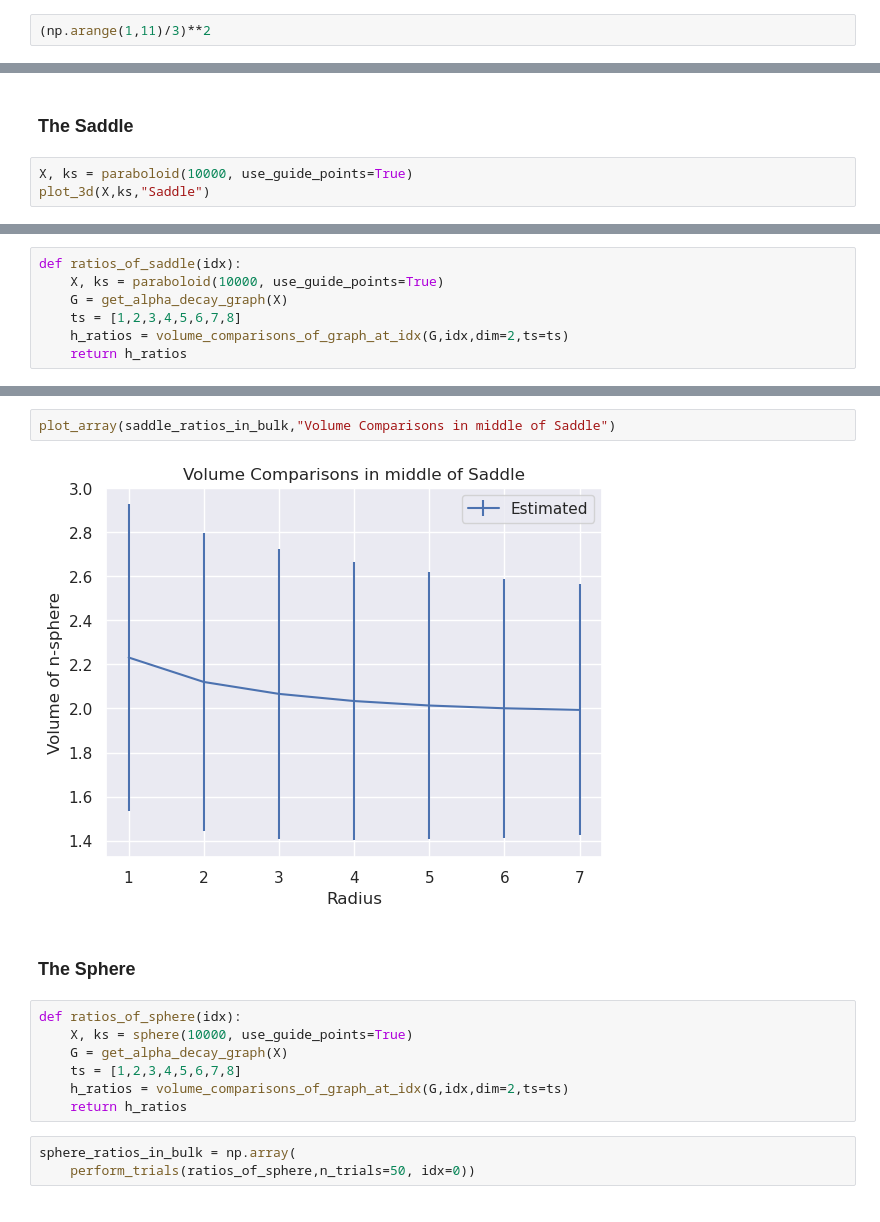
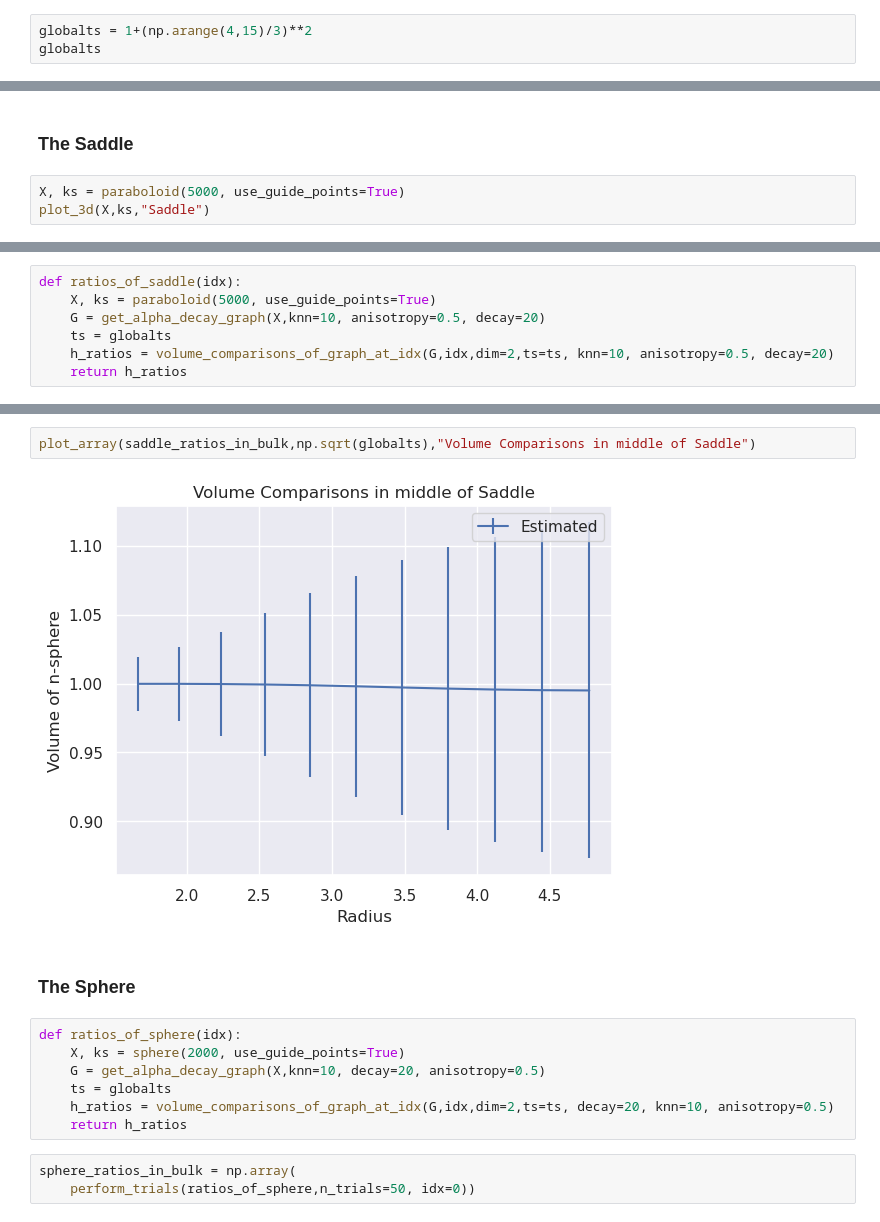
Before and after one commit to professorwug/diffusion_curvature_old, a Jupyter notebook: nbs/Curvature by Quadratic Fitting.ipynb, the cells around one changed output, grey strips where cells are left out. Cells and saved outputs as stored; diff of their text form.

```diff
--- a/nbs/Curvature by Quadratic Fitting.ipynb
+++ b/nbs/Curvature by Quadratic Fitting.ipynb
@@ -64,5 +111,6 @@ def extract_scalar_curvature(
 ### The Plane
 This is the most basic example. The volume ratios here should be flat.
 # %%
-(np.arange(1,11)/3)**2
+globalts = 1+(np.arange(4,15)/3)**2
+globalts
 # %% [output]
@@ -132,6 +199,6 @@ plot_array(torus_ratios_in_bulk, title="Negative Curvature on the torus (inner r
 # %% [markdown]
 ### The Saddle
 # %%
-X, ks = paraboloid(10000, use_guide_points=True)
+X, ks = paraboloid(5000, use_guide_points=True)
 plot_3d(X,ks,"Saddle")
 # %% [output]
@@ -139,9 +206,9 @@ plot_3d(X,ks,"Saddle")
 # %%
 def ratios_of_saddle(idx):
-    X, ks = paraboloid(10000, use_guide_points=True)
-    G = get_alpha_decay_graph(X)
-    ts = [1,2,3,4,5,6,7,8]
-    h_ratios = volume_comparisons_of_graph_at_idx(G,idx,dim=2,ts=ts)
+    X, ks = paraboloid(5000, use_guide_points=True)
+    G = get_alpha_decay_graph(X,knn=10, anisotropy=0.5, decay=20)
+    ts = globalts
+    h_ratios = volume_comparisons_of_graph_at_idx(G,idx,dim=2,ts=ts, knn=10, anisotropy=0.5, decay=20)
     return h_ratios
 # %%
 saddle_ratios_in_bulk = np.array(
@@ -151,15 +216,15 @@ KeyboardInterrupt:
 # %%
-plot_array(saddle_ratios_in_bulk,"Volume Comparisons in middle of Saddle")
+plot_array(saddle_ratios_in_bulk,np.sqrt(globalts),"Volume Comparisons in middle of Saddle")
 # %% [output]
-[figure, old version]
+[figure, new version]
 # %% [markdown]
 ### The Sphere
 # %%
 def ratios_of_sphere(idx):
-    X, ks = sphere(10000, use_guide_points=True)
-    G = get_alpha_decay_graph(X)
-    ts = [1,2,3,4,5,6,7,8]
-    h_ratios = volume_comparisons_of_graph_at_idx(G,idx,dim=2,ts=ts)
+    X, ks = sphere(2000, use_guide_points=True)
+    G = get_alpha_decay_graph(X,knn=10, decay=20, anisotropy=0.5)
+    ts = globalts
+    h_ratios = volume_comparisons_of_graph_at_idx(G,idx,dim=2,ts=ts, decay=20, knn=10, anisotropy=0.5)
     return h_ratios
 # %%
 sphere_ratios_in_bulk = np.array(
```
Also changed, not shown: parts of 33 cells of this notebook, 24 other files.
